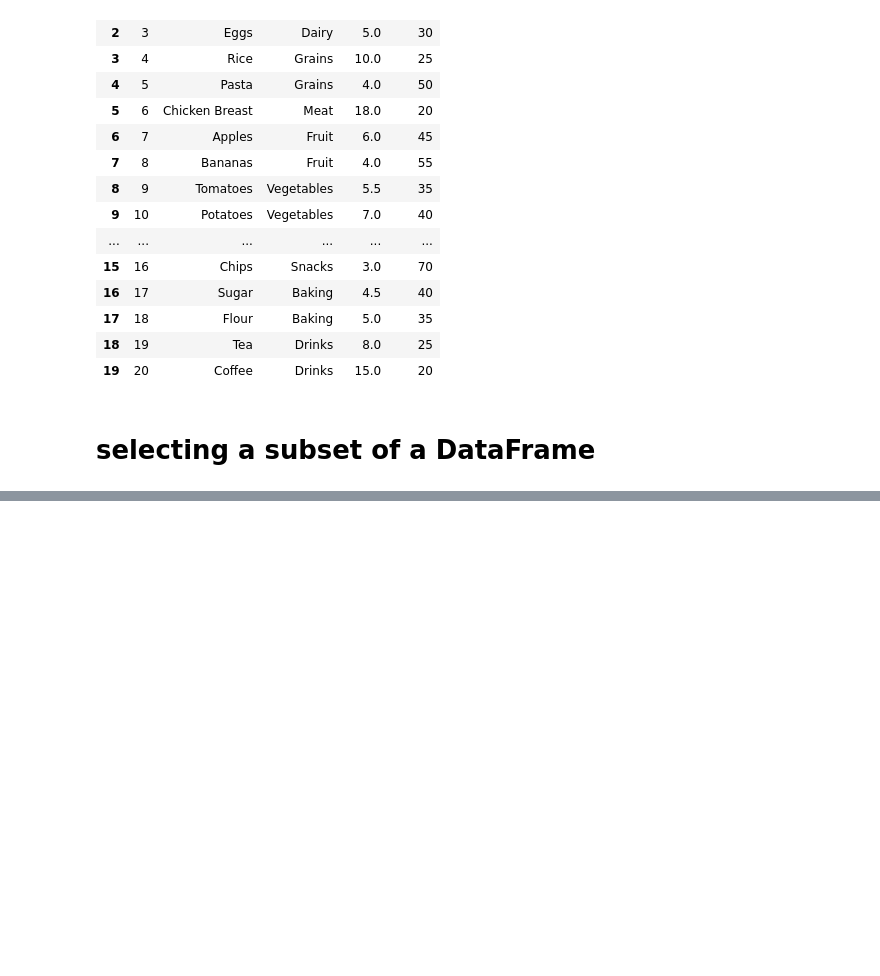
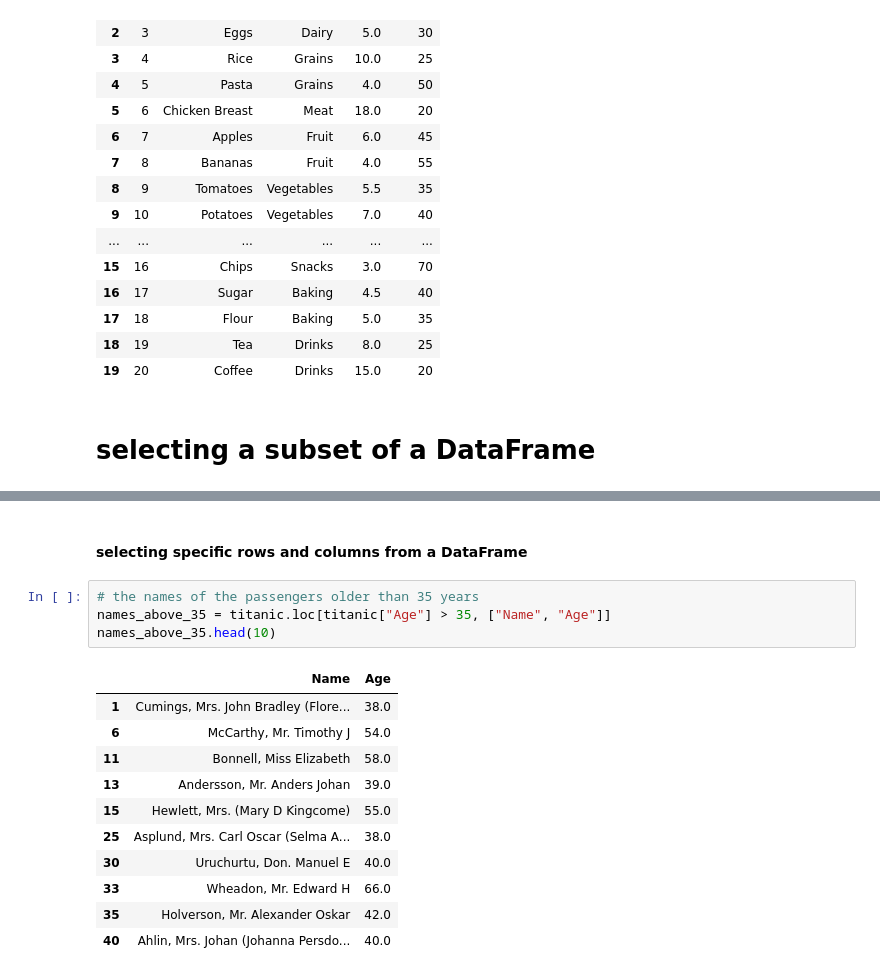
Before and after one commit to AmmarASalem/testing_pandas, a Jupyter notebook: testing.ipynb, the cells around one changed output, grey strips where cells are left out. Drawn from its saved outputs; the diff is of its cells as text; blank space fills up the shorter version.

```diff
--- a/testing.ipynb
+++ b/testing.ipynb
@@ -182,0 +203,18 @@ name_age_sex.head()
+# %% [markdown]
+#### selecting specific rows and columns from a DataFrame
+# %%
+# the names of the passengers older than 35 years
+names_above_35 = titanic.loc[titanic["Age"] > 35, ["Name", "Age"]]
+names_above_35.head(10)
+# %% [output]
+|  | Name | Age |
+| 1 | Cumings, Mrs. John Bradley (Flore... | 38.0 |
+| 6 | McCarthy, Mr. Timothy J | 54.0 |
+| 11 | Bonnell, Miss Elizabeth | 58.0 |
+| 13 | Andersson, Mr. Anders Johan | 39.0 |
+| 15 | Hewlett, Mrs. (Mary D Kingcome) | 55.0 |
+| 25 | Asplund, Mrs. Carl Oscar (Selma A... | 38.0 |
+| 30 | Uruchurtu, Don. Manuel E | 40.0 |
+| 33 | Wheadon, Mr. Edward H | 66.0 |
+| 35 | Holverson, Mr. Alexander Oskar | 42.0 |
+| 40 | Ahlin, Mrs. Johan (Johanna Persdo... | 40.0 |
```
Also changed, not shown: parts of 15 cells of this notebook.
